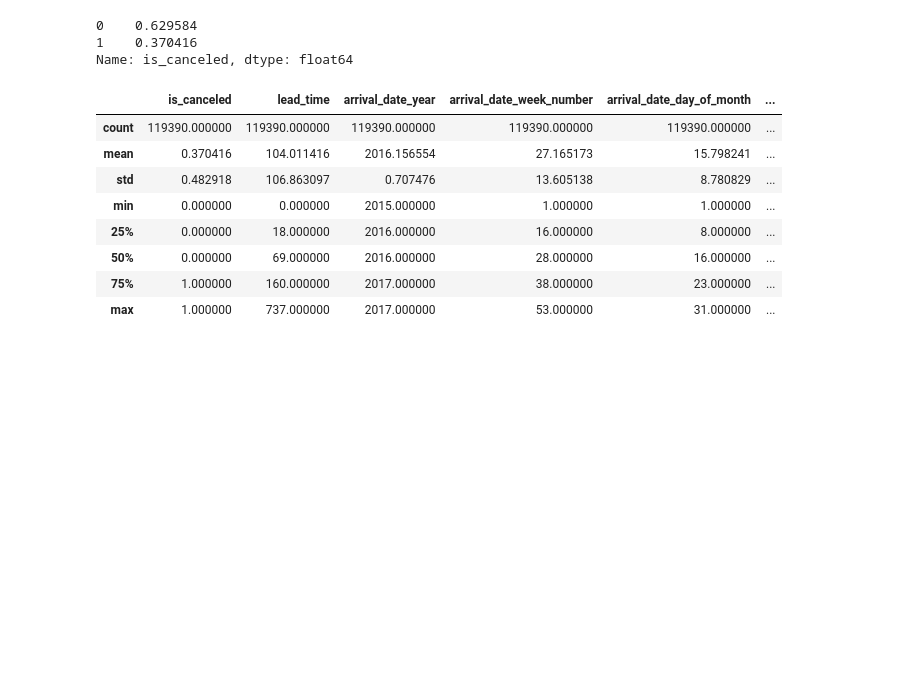
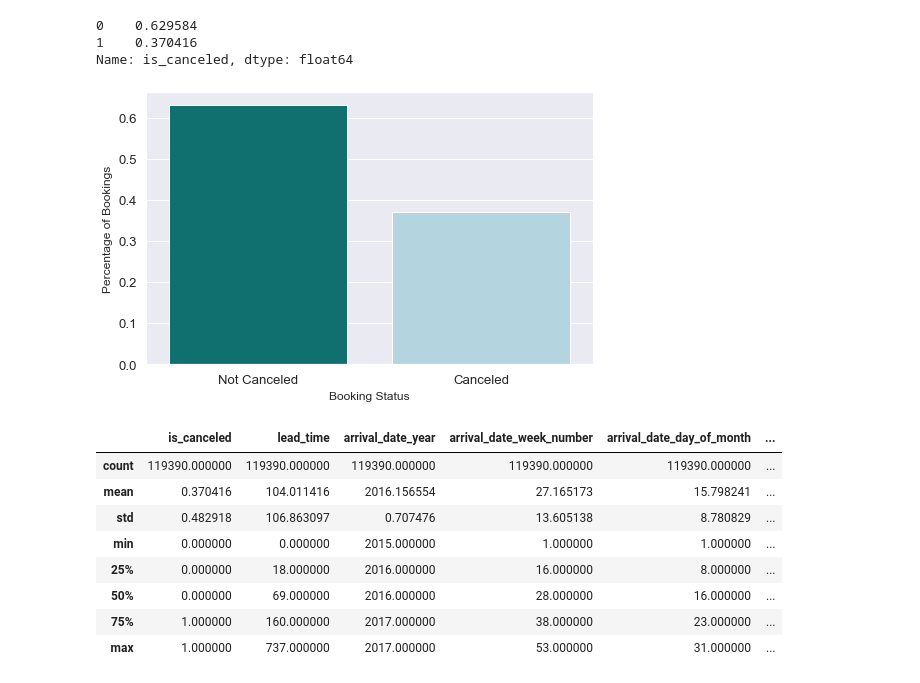
Before and after one commit to hanzjk/HotelBookingCancellationPrediction-Ensemble, a Jupyter notebook: Modal/Data_Cleaning.ipynb, the cells around one changed output. Drawn from its saved outputs; the diff is of its cells as text; code cells hidden in the pictures; blank space fills up the shorter version.

```diff
--- a/Modal/Data_Cleaning.ipynb
+++ b/Modal/Data_Cleaning.ipynb
@@ -48,5 +48,14 @@ df['is_canceled'].value_counts(normalize=True)
 0    0.629584
 1    0.370416
 Name: is_canceled, dtype: float64
+# %%
+# Visualizing the percentage of canceled vs not canceled bookings:
+plt.figure(figsize=(8,5))
+sns.barplot(x=df['is_canceled'].unique(), y=df['is_canceled'].value_counts(normalize=True), palette=['teal', 'lightblue'])
+plt.xlabel("Booking Status", fontsize = 12, labelpad = 5)
+plt.ylabel("Percentage of Bookings", fontsize = 12, labelpad = 5)
+plt.xticks(ticks=[0, 1], labels=['Not Canceled', 'Canceled']);
+# %% [output]
+[figure, added]
 # %%
 df.describe()
```
Also changed, not shown: parts of 27 cells of this notebook, 11 other files.
